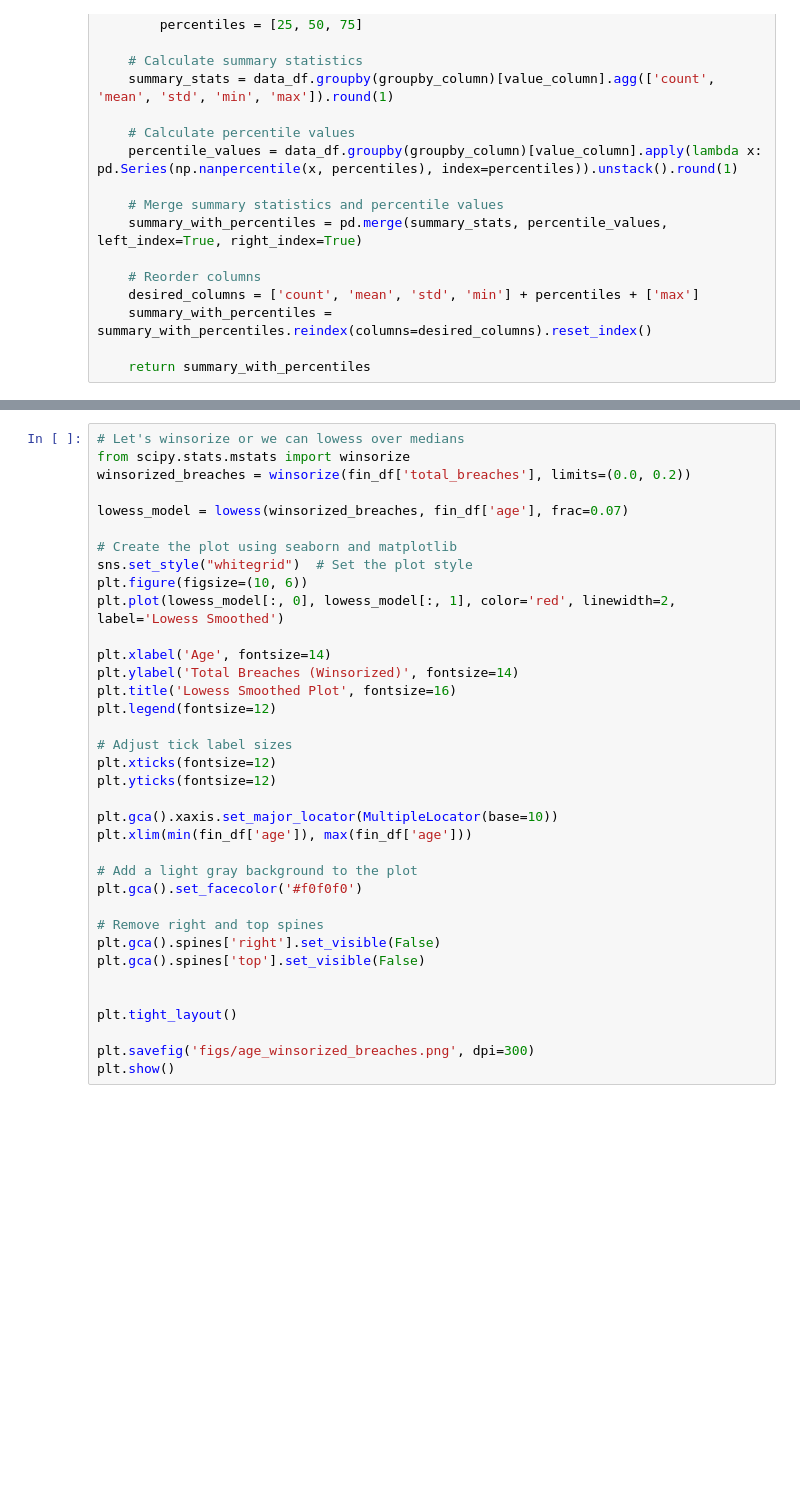
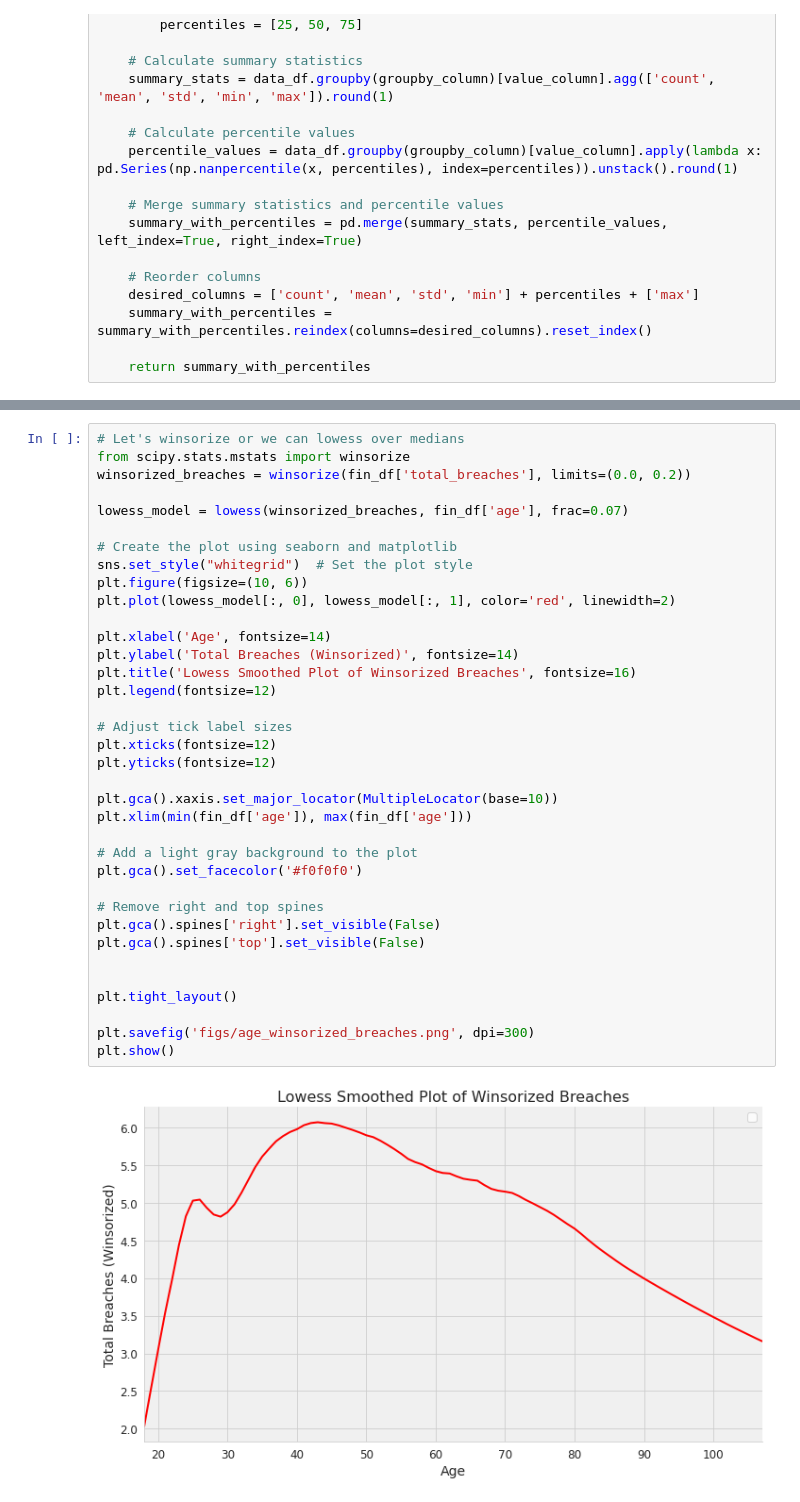
Before and after one commit to themains/reg_breach, a Jupyter notebook: notebooks/05_concat_fl_dat_analyze.ipynb, the cells around one changed output, grey strips where cells are left out. Saved outputs shown, nothing was run; the diff lists cells and outputs as text; blank space fills up the shorter version.

```diff
--- a/notebooks/05_concat_fl_dat_analyze.ipynb
+++ b/notebooks/05_concat_fl_dat_analyze.ipynb
@@ -245,32 +293,34 @@ winsorized_breaches = winsorize(fin_df['total_breaches'], limits=(0.0, 0.2))
 
 lowess_model = lowess(winsorized_breaches, fin_df['age'], frac=0.07)
 
 # Create the plot using seaborn and matplotlib
 sns.set_style("whitegrid")  # Set the plot style
 plt.figure(figsize=(10, 6))
-plt.plot(lowess_model[:, 0], lowess_model[:, 1], color='red', linewidth=2, label='Lowess Smoothed')
+plt.plot(lowess_model[:, 0], lowess_model[:, 1], color='red', linewidth=2)
 
 plt.xlabel('Age', fontsize=14)
 plt.ylabel('Total Breaches (Winsorized)', fontsize=14)
-plt.title('Lowess Smoothed Plot', fontsize=16)
+plt.title('Lowess Smoothed Plot of Winsorized Breaches', fontsize=16)
 plt.legend(fontsize=12)
 
 # Adjust tick label sizes
 plt.xticks(fontsize=12)
 plt.yticks(fontsize=12)
 
 plt.gca().xaxis.set_major_locator(MultipleLocator(base=10))
 plt.xlim(min(fin_df['age']), max(fin_df['age']))
 
 # Add a light gray background to the plot
 plt.gca().set_facecolor('#f0f0f0')
 
 # Remove right and top spines
 plt.gca().spines['right'].set_visible(False)
 plt.gca().spines['top'].set_visible(False)
 
 
 plt.tight_layout()
 
 plt.savefig('figs/age_winsorized_breaches.png', dpi=300)
 plt.show()
+# %% [output]
+[figure, added]
```
Also changed, not shown: parts of 10 cells of this notebook, 2 other files.
